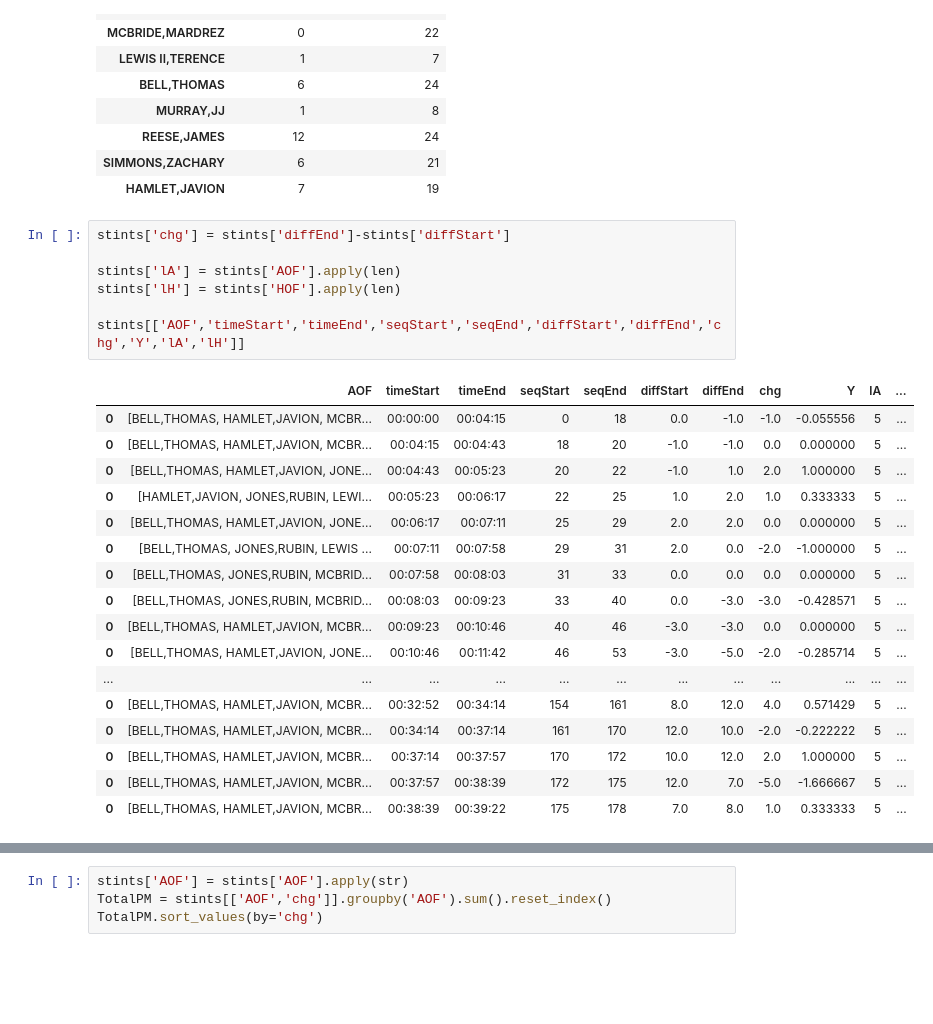
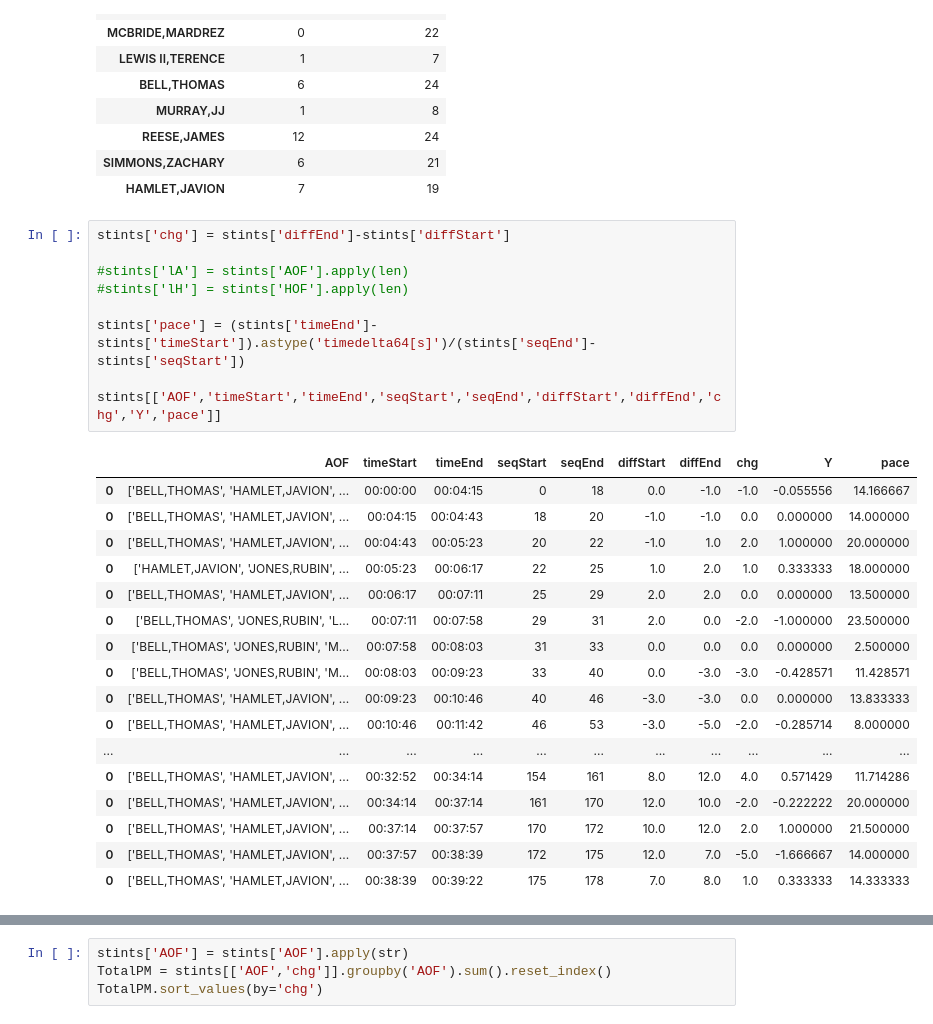
Before and after one commit to SamCD/Mean-Green-Scraper, a Jupyter notebook: Mean Green Scraper.ipynb, the cells around one changed output, grey strips where cells are left out. Drawn from its saved outputs; the diff is of its cells as text; blank space fills up the shorter version.

```diff
--- a/Mean Green Scraper.ipynb
+++ b/Mean Green Scraper.ipynb
@@ -420,25 +420,27 @@ pd.DataFrame(playerPM['A']).T[['pm','tmp']].rename(columns={'pm':'Plus-Minus','t
 # %%
 stints['chg'] = stints['diffEnd']-stints['diffStart']
 
-stints['lA'] = stints['AOF'].apply(len)
-stints['lH'] = stints['HOF'].apply(len)
+#stints['lA'] = stints['AOF'].apply(len)
+#stints['lH'] = stints['HOF'].apply(len)
 
-stints[['AOF','timeStart','timeEnd','seqStart','seqEnd','diffStart','diffEnd','chg','Y','lA','lH']]
+stints['pace'] = (stints['timeEnd']-stints['timeStart']).astype('timedelta64[s]')/(stints['seqEnd']-stints['seqStart'])
+
+stints[['AOF','timeStart','timeEnd','seqStart','seqEnd','diffStart','diffEnd','chg','Y','pace']]
 # %% [output]
-|  | AOF | timeStart | timeEnd | seqStart | seqEnd | diffStart | diffEnd | chg | Y | lA | ... |
-| 0 | [BELL,THOMAS, HAMLET,JAVION, MCBR... | 00:00:00 | 00:04:15 | 0 | 18 | 0.0 | -1.0 | -1.0 | -0.055556 | 5 | ... |
-| 0 | [BELL,THOMAS, HAMLET,JAVION, MCBR... | 00:04:15 | 00:04:43 | 18 | 20 | -1.0 | -1.0 | 0.0 | 0.000000 | 5 | ... |
-| 0 | [BELL,THOMAS, HAMLET,JAVION, JONE... | 00:04:43 | 00:05:23 | 20 | 22 | -1.0 | 1.0 | 2.0 | 1.000000 | 5 | ... |
-| 0 | [HAMLET,JAVION, JONES,RUBIN, LEWI... | 00:05:23 | 00:06:17 | 22 | 25 | 1.0 | 2.0 | 1.0 | 0.333333 | 5 | ... |
-| 0 | [BELL,THOMAS, HAMLET,JAVION, JONE... | 00:06:17 | 00:07:11 | 25 | 29 | 2.0 | 2.0 | 0.0 | 0.000000 | 5 | ... |
-| 0 | [BELL,THOMAS, JONES,RUBIN, LEWIS ... | 00:07:11 | 00:07:58 | 29 | 31 | 2.0 | 0.0 | -2.0 | -1.000000 | 5 | ... |
-| 0 | [BELL,THOMAS, JONES,RUBIN, MCBRID... | 00:07:58 | 00:08:03 | 31 | 33 | 0.0 | 0.0 | 0.0 | 0.000000 | 5 | ... |
-| 0 | [BELL,THOMAS, JONES,RUBIN, MCBRID... | 00:08:03 | 00:09:23 | 33 | 40 | 0.0 | -3.0 | -3.0 | -0.428571 | 5 | ... |
-| 0 | [BELL,THOMAS, HAMLET,JAVION, MCBR... | 00:09:23 | 00:10:46 | 40 | 46 | -3.0 | -3.0 | 0.0 | 0.000000 | 5 | ... |
-| 0 | [BELL,THOMAS, HAMLET,JAVION, JONE... | 00:10:46 | 00:11:42 | 46 | 53 | -3.0 | -5.0 | -2.0 | -0.285714 | 5 | ... |
-| ... | ... | ... | ... | ... | ... | ... | ... | ... | ... | ... | ... |
-| 0 | [BELL,THOMAS, HAMLET,JAVION, MCBR... | 00:32:52 | 00:34:14 | 154 | 161 | 8.0 | 12.0 | 4.0 | 0.571429 | 5 | ... |
-| 0 | [BELL,THOMAS, HAMLET,JAVION, MCBR... | 00:34:14 | 00:37:14 | 161 | 170 | 12.0 | 10.0 | -2.0 | -0.222222 | 5 | ... |
-| 0 | [BELL,THOMAS, HAMLET,JAVION, MCBR... | 00:37:14 | 00:37:57 | 170 | 172 | 10.0 | 12.0 | 2.0 | 1.000000 | 5 | ... |
-| 0 | [BELL,THOMAS, HAMLET,JAVION, MCBR... | 00:37:57 | 00:38:39 | 172 | 175 | 12.0 | 7.0 | -5.0 | -1.666667 | 5 | ... |
-| 0 | [BELL,THOMAS, HAMLET,JAVION, MCBR... | 00:38:39 | 00:39:22 | 175 | 178 | 7.0 | 8.0 | 1.0 | 0.333333 | 5 | ... |
+|  | AOF | timeStart | timeEnd | seqStart | seqEnd | diffStart | diffEnd | chg | Y | pace |
+| 0 | ['BELL,THOMAS', 'HAMLET,JAVION', ... | 00:00:00 | 00:04:15 | 0 | 18 | 0.0 | -1.0 | -1.0 | -0.055556 | 14.166667 |
+| 0 | ['BELL,THOMAS', 'HAMLET,JAVION', ... | 00:04:15 | 00:04:43 | 18 | 20 | -1.0 | -1.0 | 0.0 | 0.000000 | 14.000000 |
+| 0 | ['BELL,THOMAS', 'HAMLET,JAVION', ... | 00:04:43 | 00:05:23 | 20 | 22 | -1.0 | 1.0 | 2.0 | 1.000000 | 20.000000 |
+| 0 | ['HAMLET,JAVION', 'JONES,RUBIN', ... | 00:05:23 | 00:06:17 | 22 | 25 | 1.0 | 2.0 | 1.0 | 0.333333 | 18.000000 |
+| 0 | ['BELL,THOMAS', 'HAMLET,JAVION', ... | 00:06:17 | 00:07:11 | 25 | 29 | 2.0 | 2.0 | 0.0 | 0.000000 | 13.500000 |
+| 0 | ['BELL,THOMAS', 'JONES,RUBIN', 'L... | 00:07:11 | 00:07:58 | 29 | 31 | 2.0 | 0.0 | -2.0 | -1.000000 | 23.500000 |
+| 0 | ['BELL,THOMAS', 'JONES,RUBIN', 'M... | 00:07:58 | 00:08:03 | 31 | 33 | 0.0 | 0.0 | 0.0 | 0.000000 | 2.500000 |
+| 0 | ['BELL,THOMAS', 'JONES,RUBIN', 'M... | 00:08:03 | 00:09:23 | 33 | 40 | 0.0 | -3.0 | -3.0 | -0.428571 | 11.428571 |
+| 0 | ['BELL,THOMAS', 'HAMLET,JAVION', ... | 00:09:23 | 00:10:46 | 40 | 46 | -3.0 | -3.0 | 0.0 | 0.000000 | 13.833333 |
+| 0 | ['BELL,THOMAS', 'HAMLET,JAVION', ... | 00:10:46 | 00:11:42 | 46 | 53 | -3.0 | -5.0 | -2.0 | -0.285714 | 8.000000 |
+| ... | ... | ... | ... | ... | ... | ... | ... | ... | ... | ... |
+| 0 | ['BELL,THOMAS', 'HAMLET,JAVION', ... | 00:32:52 | 00:34:14 | 154 | 161 | 8.0 | 12.0 | 4.0 | 0.571429 | 11.714286 |
+| 0 | ['BELL,THOMAS', 'HAMLET,JAVION', ... | 00:34:14 | 00:37:14 | 161 | 170 | 12.0 | 10.0 | -2.0 | -0.222222 | 20.000000 |
+| 0 | ['BELL,THOMAS', 'HAMLET,JAVION', ... | 00:37:14 | 00:37:57 | 170 | 172 | 10.0 | 12.0 | 2.0 | 1.000000 | 21.500000 |
+| 0 | ['BELL,THOMAS', 'HAMLET,JAVION', ... | 00:37:57 | 00:38:39 | 172 | 175 | 12.0 | 7.0 | -5.0 | -1.666667 | 14.000000 |
+| 0 | ['BELL,THOMAS', 'HAMLET,JAVION', ... | 00:38:39 | 00:39:22 | 175 | 178 | 7.0 | 8.0 | 1.0 | 0.333333 | 14.333333 |
```
Also changed, not shown: parts of 1 cell of this notebook.
